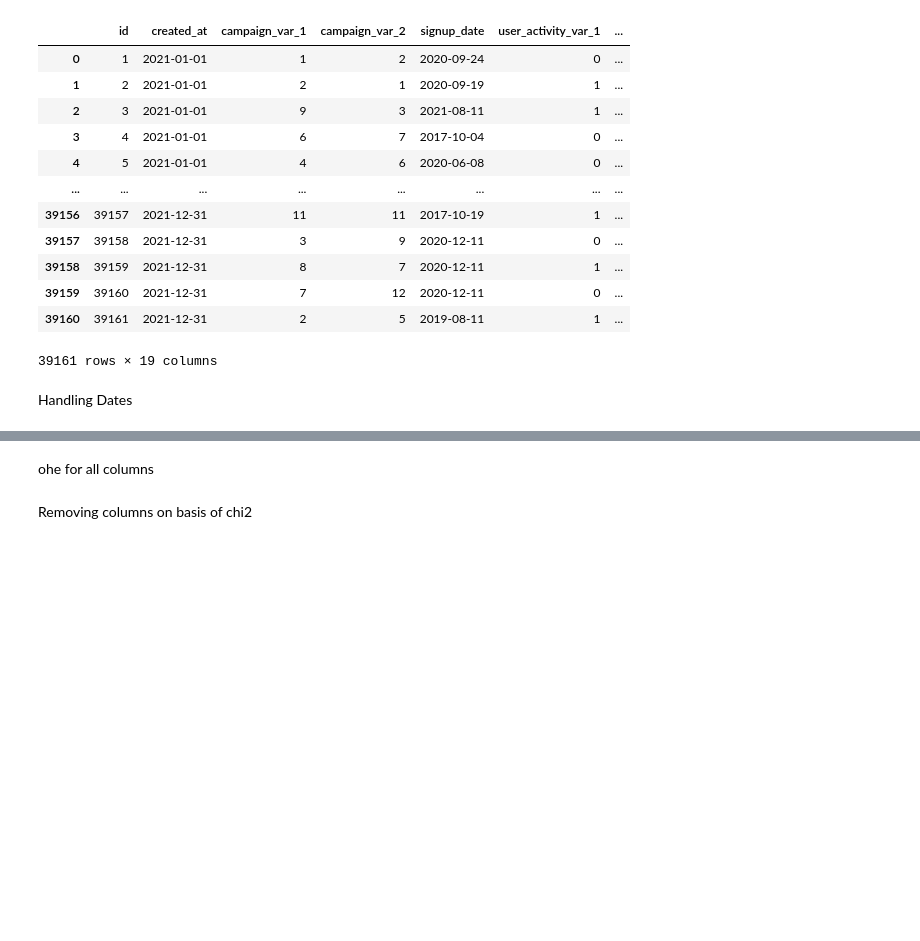
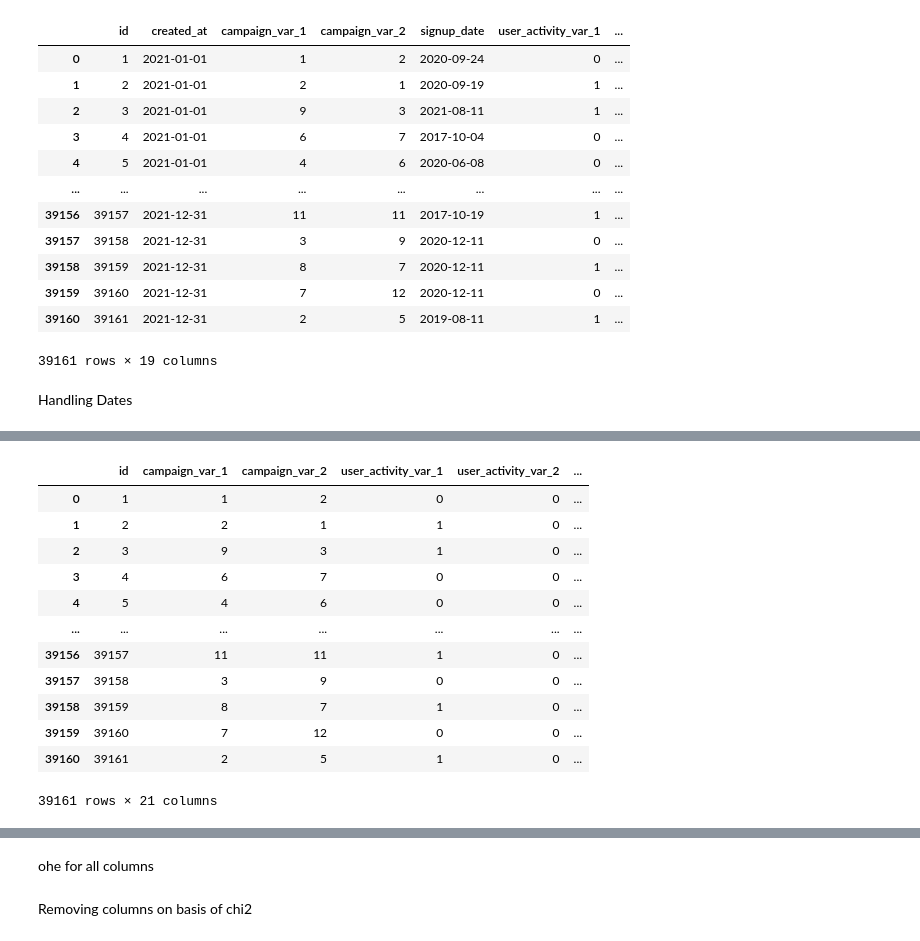
Before and after one commit to chethanbr86/MLDL_projects, a Jupyter notebook: AV_Jobathon_June2022/AV_Jobathon_june22.ipynb, the cells around one changed output, grey strips where cells are left out. Cells and saved outputs as stored; diff of their text form; code cells hidden in the pictures; blank space fills up the shorter version.

```diff
--- a/AV_Jobathon_June2022/AV_Jobathon_june22.ipynb
+++ b/AV_Jobathon_June2022/AV_Jobathon_june22.ipynb
@@ -249,14 +249,13 @@ train
 39161 rows × 19 columns
 # %% [markdown]
 Handling Dates
+# %%
+train['created_week_day'] = train['created_at'].dt.day_name()
+# train['created_day_no'] = train['created_at'].dt.day
+train['created_month_name'] = train['created_at'].dt.month_name()
+train['created_year'] = train['created_at'].dt.year
 # %%
-train['weekday_no'] = train['signup_date'].dt.dayofweek
-train['week_day'] = train['signup_date'].dt.day_name()
-train['week_no'] = train['signup_date'].dt.week
-train['day_no'] = train['signup_date'].dt.day
-train['min_day'] = train['signup_date'].dt.minute
-train['hr_day'] = train['signup_date'].dt.hour
-train['month_name'] = train['signup_date'].dt.month_name()
-train['month'] = train['signup_date'].dt.month
-train['year'] = train['signup_date'].dt.year
-train['year_dayno'] = train['signup_date'].dt.dayofyear
+train['signup_week_day'] = train['signup_date'].dt.day_name()
+# train['signup_day_no'] = train['signup_date'].dt.day
+train['signup_month_name'] = train['signup_date'].dt.month_name()
+train['signup_year'] = train['signup_date'].dt.year
@@ -262,0 +278,21 @@ train['year_dayno'] = train['signup_date'].dt.dayofyear
+# %%
+train['c_date'] = str(train['created_month_name'] + '_' + train['created_year'])
+train['s_date'] = str(train['signup_month_name']) + '_' + str(train['signup_year'])
+# %%
+train.drop(['created_at','signup_date','created_month_name','created_year','signup_month_name','signup_year'],1,inplace=True)
+# %%
+train
+# %% [output]
+|  | id | campaign_var_1 | campaign_var_2 | user_activity_var_1 | user_activity_var_2 | ... |
+| 0 | 1 | 1 | 2 | 0 | 0 | ... |
+| 1 | 2 | 2 | 1 | 1 | 0 | ... |
+| 2 | 3 | 9 | 3 | 1 | 0 | ... |
+| 3 | 4 | 6 | 7 | 0 | 0 | ... |
+| 4 | 5 | 4 | 6 | 0 | 0 | ... |
+| ... | ... | ... | ... | ... | ... | ... |
+| 39156 | 39157 | 11 | 11 | 1 | 0 | ... |
+| 39157 | 39158 | 3 | 9 | 0 | 0 | ... |
+| 39158 | 39159 | 8 | 7 | 1 | 0 | ... |
+| 39159 | 39160 | 7 | 12 | 0 | 0 | ... |
+| 39160 | 39161 | 2 | 5 | 1 | 0 | ... |
+39161 rows × 21 columns
```
Also changed, not shown: parts of 5 cells of this notebook, 1 other file.
